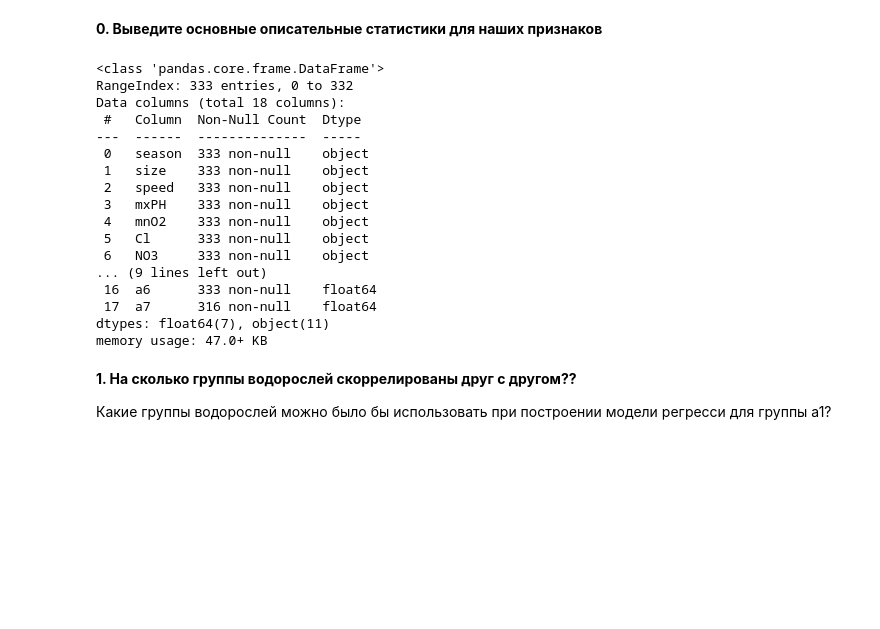
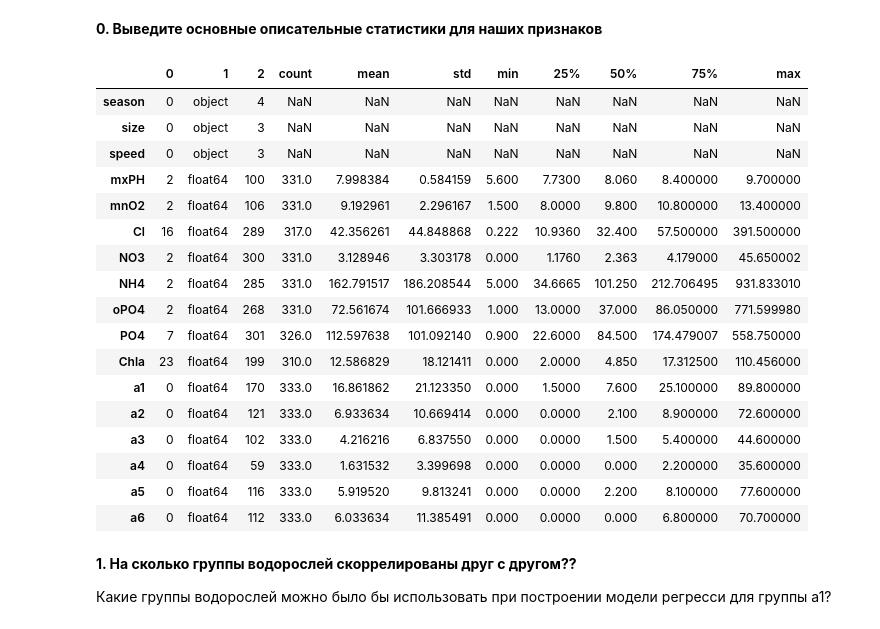
Before and after one commit to aar44i/PET-projects, a Jupyter notebook: HydroStat/Наташа/Занятие 3/Практика/5_regression_Task.ipynb, the cells around one changed output. Cells and saved outputs as stored; diff of their text form; code cells hidden in the pictures; blank space fills up the shorter version.

```diff
--- a/HydroStat/Наташа/Занятие 3/Практика/5_regression_Task.ipynb
+++ b/HydroStat/Наташа/Занятие 3/Практика/5_regression_Task.ipynb
@@ -378,43 +378,30 @@ print(lasso_grid.best_params_, lasso_grid.best_score_)
 ### Полное исследование данных.
 # %% [markdown]
 **0. Выведите основные описательные статистики для наших признаков**
-# %%
-df = pd.read_csv('analysisdata.csv', sep = ',', header = None,
-                   names = ['season','size','speed','mxPH','mnO2','Cl',
-                            'NO3','NH4','oPO4','PO4','Chla','a1','a2','a3','a4',
-                            'a5','a6','a7'])
-# %%
-df.info()
-# %% [output]
-<class 'pandas.core.frame.DataFrame'>
-RangeIndex: 333 entries, 0 to 332
-Data columns (total 18 columns):
- #   Column  Non-Null Count  Dtype
----  ------  --------------  -----
- 0   season  333 non-null    object
- 1   size    333 non-null    object
- 2   speed   333 non-null    object
- 3   mxPH    333 non-null    object
- 4   mnO2    333 non-null    object
- 5   Cl      333 non-null    object
- 6   NO3     333 non-null    object
-... (9 lines left out)
- 16  a6      333 non-null    float64
- 17  a7      316 non-null    float64
-dtypes: float64(7), object(11)
-memory usage: 47.0+ KB
-# %%
-df.loc[df['mxPH']=='XXXXXXX', 'mxPH'] = np.nan
-df.loc[df['mnO2']=='XXXXXXX', 'mnO2'] = np.nan
-df.loc[df['Cl']=='XXXXXXX', 'Cl'] = np.nan
-df.loc[df['NO3']=='XXXXXXX', 'NO3'] = np.nan
-df.loc[df['NO3']=='XXXXXXX', 'NO3'] = np.nan
-df.loc[df['NH4']=='XXXXXXX', 'NH4'] = np.nan
-df.loc[df['oPO4']=='XXXXXXX', 'oPO4'] = np.nan
-df.loc[df['PO4']=='XXXXXXX', 'PO4'] = np.nan
-df.loc[df['Chla']=='XXXXXXX', 'Chla'] = np.nan
-# %%
-df.drop(['a7'], axis=1, inplace=True)
+# %%
+pd.concat([df.isnull().sum(), # есть ли nan
+           df.dtypes,         # типы
+           df.nunique(), # кол-во уникальных значений
+           df.describe().T], axis=1)   # базовые статистики
+# %% [output]
+|  | 0 | 1 | 2 | count | mean | std | min | 25% | 50% | 75% | max |
+| season | 0 | object | 4 | NaN | NaN | NaN | NaN | NaN | NaN | NaN | NaN |
+| size | 0 | object | 3 | NaN | NaN | NaN | NaN | NaN | NaN | NaN | NaN |
+| speed | 0 | object | 3 | NaN | NaN | NaN | NaN | NaN | NaN | NaN | NaN |
+| mxPH | 2 | float64 | 100 | 331.0 | 7.998384 | 0.584159 | 5.600 | 7.7300 | 8.060 | 8.400000 | 9.700000 |
+| mnO2 | 2 | float64 | 106 | 331.0 | 9.192961 | 2.296167 | 1.500 | 8.0000 | 9.800 | 10.800000 | 13.400000 |
+| Cl | 16 | float64 | 289 | 317.0 | 42.356261 | 44.848868 | 0.222 | 10.9360 | 32.400 | 57.500000 | 391.500000 |
+| NO3 | 2 | float64 | 300 | 331.0 | 3.128946 | 3.303178 | 0.000 | 1.1760 | 2.363 | 4.179000 | 45.650002 |
+| NH4 | 2 | float64 | 285 | 331.0 | 162.791517 | 186.208544 | 5.000 | 34.6665 | 101.250 | 212.706495 | 931.833010 |
+| oPO4 | 2 | float64 | 268 | 331.0 | 72.561674 | 101.666933 | 1.000 | 13.0000 | 37.000 | 86.050000 | 771.599980 |
+| PO4 | 7 | float64 | 301 | 326.0 | 112.597638 | 101.092140 | 0.900 | 22.6000 | 84.500 | 174.479007 | 558.750000 |
+| Chla | 23 | float64 | 199 | 310.0 | 12.586829 | 18.121411 | 0.000 | 2.0000 | 4.850 | 17.312500 | 110.456000 |
+| a1 | 0 | float64 | 170 | 333.0 | 16.861862 | 21.123350 | 0.000 | 1.5000 | 7.600 | 25.100000 | 89.800000 |
+| a2 | 0 | float64 | 121 | 333.0 | 6.933634 | 10.669414 | 0.000 | 0.0000 | 2.100 | 8.900000 | 72.600000 |
+| a3 | 0 | float64 | 102 | 333.0 | 4.216216 | 6.837550 | 0.000 | 0.0000 | 1.500 | 5.400000 | 44.600000 |
+| a4 | 0 | float64 | 59 | 333.0 | 1.631532 | 3.399698 | 0.000 | 0.0000 | 0.000 | 2.200000 | 35.600000 |
+| a5 | 0 | float64 | 116 | 333.0 | 5.919520 | 9.813241 | 0.000 | 0.0000 | 2.200 | 8.100000 | 77.600000 |
+| a6 | 0 | float64 | 112 | 333.0 | 6.033634 | 11.385491 | 0.000 | 0.0000 | 0.000 | 6.800000 | 70.700000 |
 # %% [markdown]
 **1. На сколько группы водорослей скоррелированы друг с другом??**
 
```
Also changed, not shown: parts of 1 cell of this notebook, 11 other files.
